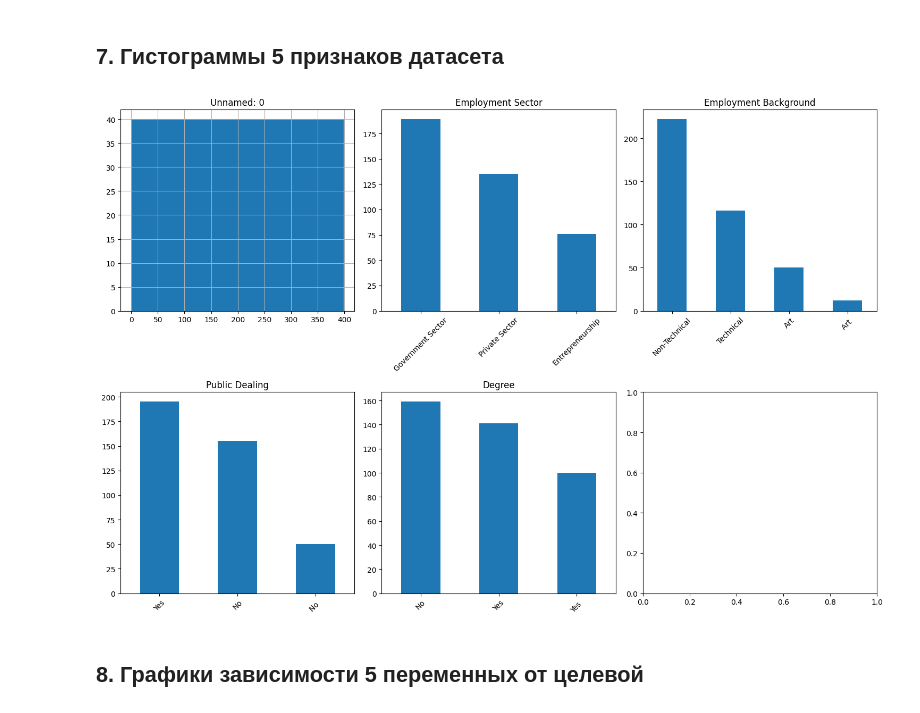
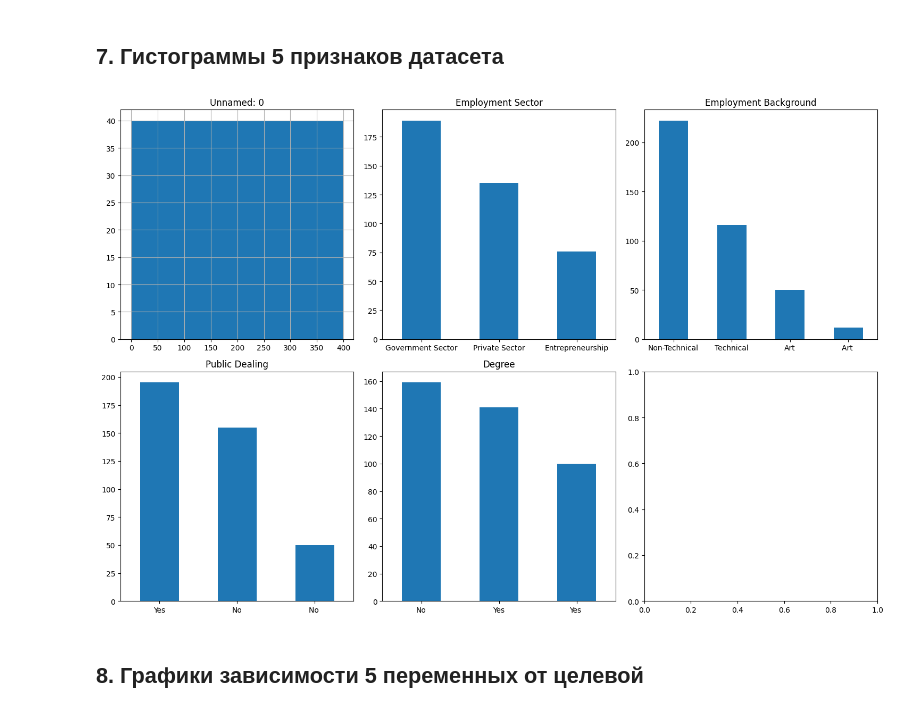
Before and after one commit to mikaereli/introduce_to_ai, a Jupyter notebook: lab_2/02_lab_EDA.ipynb, the cells around one changed output. Cells and saved outputs as stored; diff of their text form; code cells hidden in the pictures.

```diff
--- a/lab_2/02_lab_EDA.ipynb
+++ b/lab_2/02_lab_EDA.ipynb
@@ -196,21 +196,20 @@ dtype: int64
 # %%
 fig, axs = plt.subplots(2, 3, figsize=(15, 10))
 axs = axs.ravel()
 
 for i, col in enumerate(X.columns[:5]):
     if X[col].dtype == 'object':
         X[col].value_counts().plot(kind='bar', ax=axs[i])
+        axs[i].tick_params(axis='x', rotation=0)
     else:
         X[col].hist(ax=axs[i])
     axs[i].set_title(col)
     axs[i].set_xlabel('')
-    if X[col].dtype == 'object':
-        axs[i].tick_params(axis='x', rotation=45)
 
 plt.tight_layout()
 plt.show()
 # %% [output]
-[figure, old version]
+[figure, new version]
 # %% [markdown]
 ## 8. Графики зависимости 5 переменных от целевой
 # %%
```
Also changed, not shown: 2 other files.
